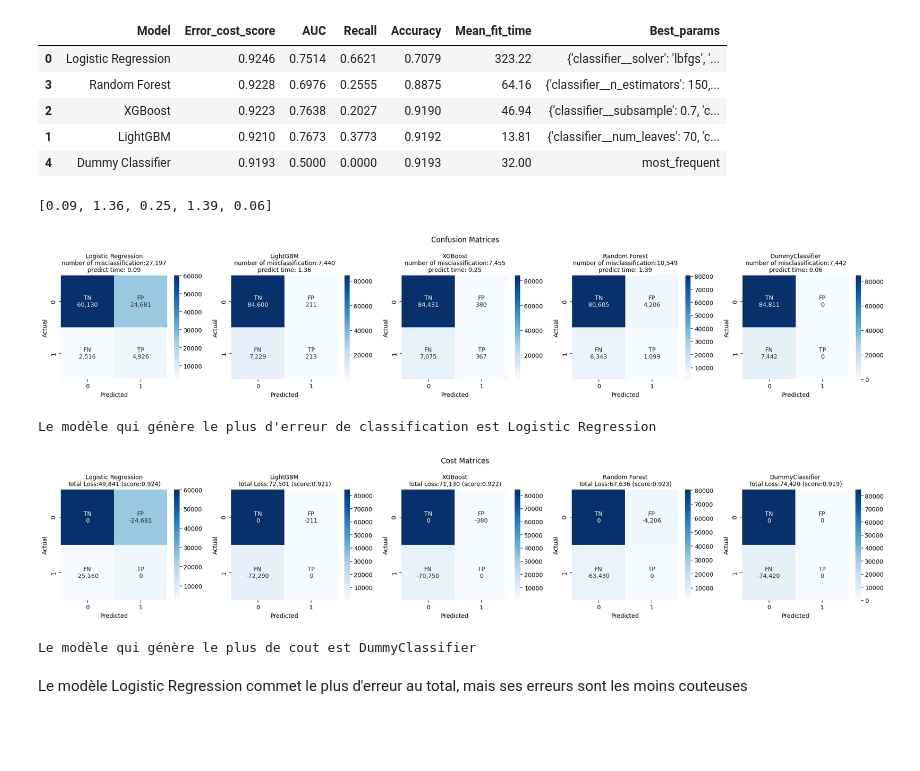
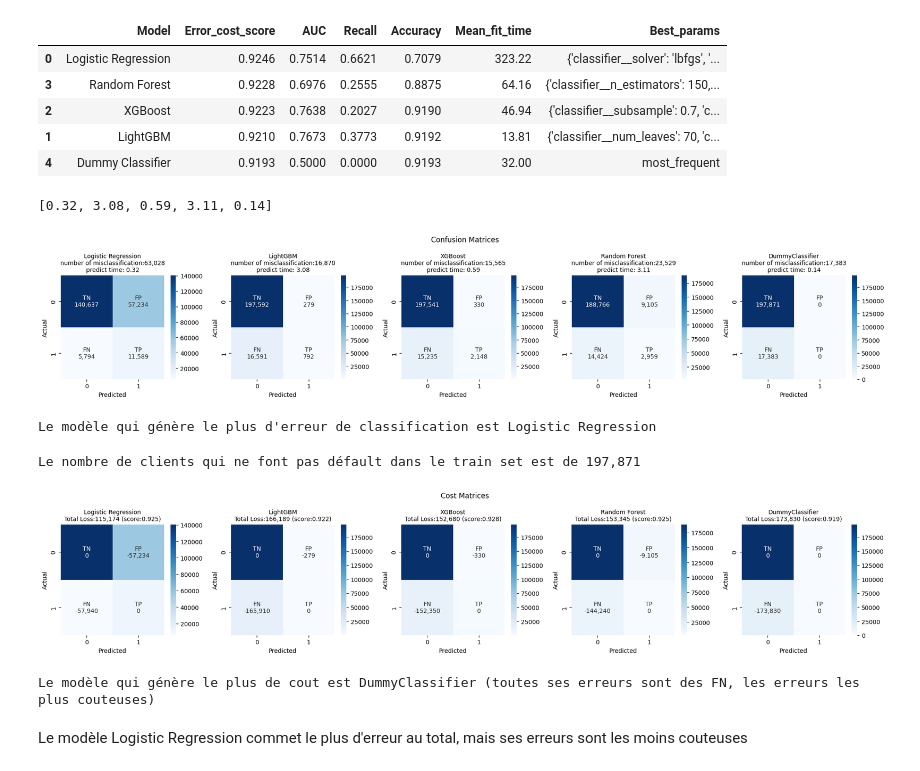
Before and after one commit to estellec18/modele_de_scoring, a Jupyter notebook: 02_Modelisation.ipynb, the cells around one changed output. Cells and saved outputs as stored; diff of their text form; code cells hidden in the pictures; blank space fills up the shorter version.

```diff
--- a/02_Modelisation.ipynb
+++ b/02_Modelisation.ipynb
@@ -713,52 +714,58 @@ new_n_list = list(new_names.values())
 new_names = {col: f'{new_col}_{i}' if new_col in new_n_list[:i] else new_col for i, (col, new_col) in enumerate(new_names.items())}
 X_test_lgbm = X_test.rename(columns=new_names)
 # %%
+# training set pour comparaison
+
 y_preds = []
 predict_times = []
 
 for model in list(model_dict.values()):
     if model == clf_lgbm:
         start_time = time.time()
-        preds = model.predict(X_test_lgbm)
+        preds = model.predict(X_train_lgbm)
         end_time = time.time()
         y_preds.append(preds)
         predict_times.append(round(end_time - start_time,2))
     else:
         start_time = time.time()
-        preds = model.predict(X_test)
+        preds = model.predict(X_train)
         end_time = time.time()
         y_preds.append(preds)
         predict_times.append(round(end_time - start_time,2))
 
 print(predict_times)
 # %% [output]
-[0.09, 1.36, 0.25, 1.39, 0.06]
+[0.32, 3.08, 0.59, 3.11, 0.14]
 # %%
 fig, axs = plt.subplots(1, 5, figsize=(20, 4))
 
 error = []
 for i, ax in enumerate(axs.flatten()):
-    confusion_matrix_heatmap(y_test, y_preds[i], ax)
-    nb_error = error_count(y_test, y_preds[i])
+    confusion_matrix_heatmap(y_train, y_preds[i], ax)
+    nb_error = error_count(y_train, y_preds[i])
     error.append(nb_error)
     ax.set_title(f"{list(model_dict.keys())[i]}\nnumber of misclassification:{nb_error:,.0f}\npredict time: {predict_times[i]}", fontsize=10)
 
 plt.suptitle('Confusion Matrices', fontsize=12)
 plt.tight_layout()
 plt.show()
 
 id = error.index(max(error))
 print(f"Le modèle qui génère le plus d'erreur de classification est {list(model_dict.keys())[id]}")
 # %% [output]
-[figure, old version]
+[figure, new version]
 Le modèle qui génère le plus d'erreur de classification est Logistic Regression
+# %%
+print(f"Le nombre de clients qui ne font pas défault dans le train set est de {y_train.value_counts()[0]:,}")
+# %% [output]
+Le nombre de clients qui ne font pas défault dans le train set est de 197,871
 # %%
 fig, axs = plt.subplots(1, 5, figsize=(20, 4))
 
 costs = []
 for i, ax in enumerate(axs.flatten()):
-    fig, cost = cost_matrix_heatmap(y_test, y_preds[i], ax)
-    cost_score = error_cost_std(y_test, y_preds[i])
+    fig, cost = cost_matrix_heatmap(y_train, y_preds[i], ax)
+    cost_score = error_cost_std(y_train, y_preds[i])
     ax.set_title(f"{list(model_dict.keys())[i]}\nTotal Loss:{cost:,} (score:{cost_score:.3f})", fontsize=10)
     costs.append(cost)
 
@@ -769,8 +776,8 @@ plt.show()
 id = costs.index(max(costs))
 print(f"Le modèle qui génère le plus de cout est {list(model_dict.keys())[id]} (toutes ses erreurs sont des FN, les erreurs les plus couteuses)")
 # %% [output]
-[figure, old version]
+[figure, new version]
-Le modèle qui génère le plus de cout est DummyClassifier
+Le modèle qui génère le plus de cout est DummyClassifier (toutes ses erreurs sont des FN, les erreurs les plus couteuses)
 # %% [markdown]
 Le modèle Logistic Regression commet le plus d'erreur au total, mais ses erreurs sont les moins couteuses
 # %%
```
Also changed, not shown: parts of 38 cells of this notebook.
